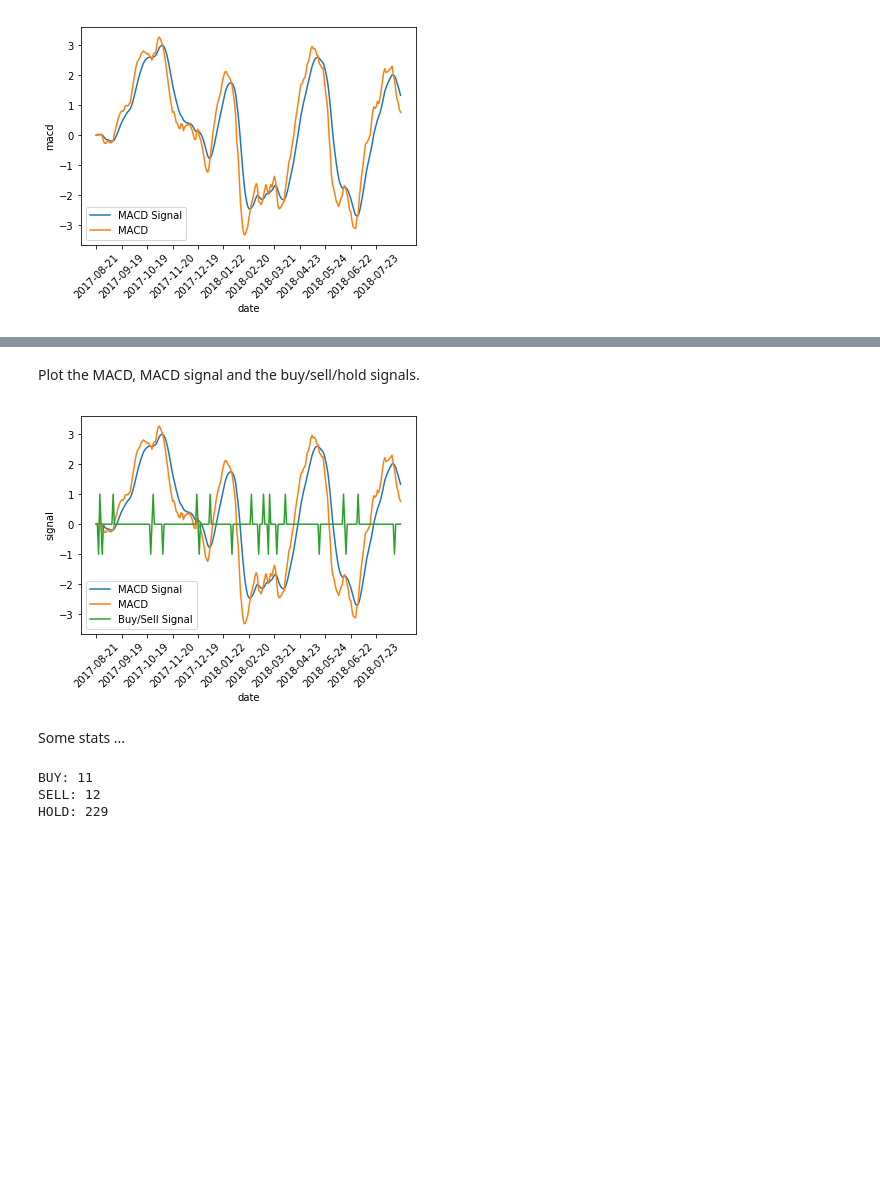
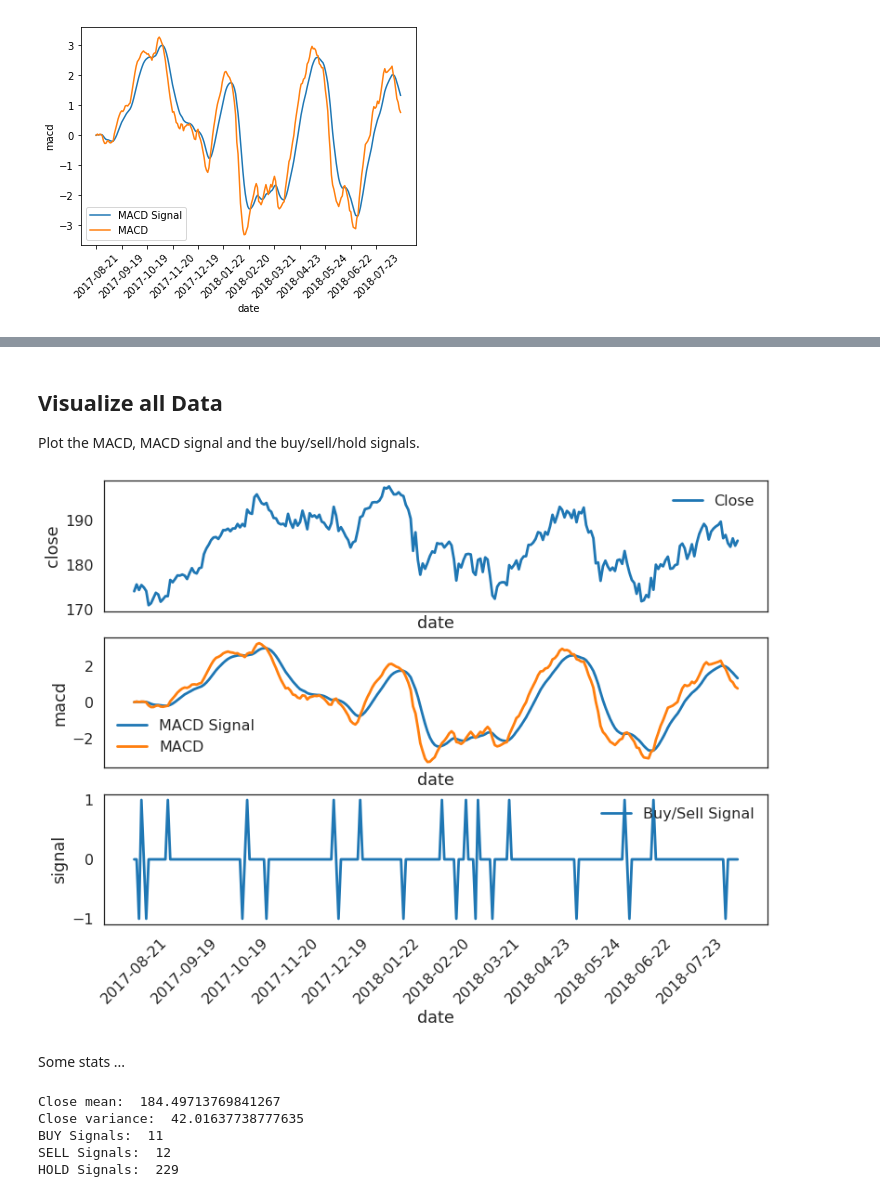
Before and after one commit to cdeck3r/LoSTanSiBLE, a Jupyter notebook: LoSTanSiBLE/notebooks/MACD_BuySell.ipynb, the cells around one changed output, grey strips where cells are left out. Saved outputs shown, nothing was run; the diff lists cells and outputs as text; code cells hidden in the pictures; blank space fills up the shorter version.

Commit message:
Some improvements in notebook
* improved plots in jupyter
* error handling when loading a non-installed module
* computed BUY/SELL/HOLD Signals are immediately added to stock dataframe.

```diff
--- a/LoSTanSiBLE/notebooks/MACD_BuySell.ipynb
+++ b/LoSTanSiBLE/notebooks/MACD_BuySell.ipynb
@@ -180,9 +177,0 @@ Create dataframe from buy/sell/hold results.
-# %%
-signal_arr = np.asarray(signal)
-signal_arr = signal_arr[0:len(signal_arr)]
-#d = {'macd': macd.values, 'macds': macds.values, 'signal': signal_arr}
-d = {'signal': signal_arr, 'signal_str': signal_arr}
-df = pd.DataFrame(data=d, index=macd.index)
-df.reset_index(inplace=True)
-stock = stock.join(df['signal_str'])
-stock = stock.join(df['signal'])
@@ -189,28 +187,56 @@ stock = stock.join(df['signal'])
 # %% [markdown]
+## Visualize all Data
+
 Plot the MACD, MACD signal and the buy/sell/hold signals.
-# %%
-df.reset_index(inplace=True)
-sns.lineplot(data=stock, x='date', y='macds', label='MACD Signal')
-sns.lineplot(data=stock, x='date', y='macd', label='MACD')
-
-stock['signal'] = stock['signal'].replace('BUY', 1).replace('SELL', -1).replace('HOLD', 0).replace('No data', 0)
-sns.lineplot(data=stock, x='date', y='signal', label='Buy/Sell Signal')
-
-l=stock.date.count()/12
-plt.xticks(stock.date[0::int(l)], rotation=45)
-plt.show()
-# %% [output]
-[figure, removed]
+# %%
+# replace BUY/SELL/HOLD by 1/-1/0 for plotting
+stock['signal'] = stock['signal'].replace('BUY', 1).replace('SELL', -1).replace('HOLD', 0).replace('No data', 0)
+
+
+style.use('seaborn-poster')
+style.use('seaborn-white')
+# Create a figure instance, and the two subplots
+fig = plt.figure()
+ax1 = fig.add_subplot(311) # 3x1, fig.1
+ax2 = fig.add_subplot(312) # 3x1, fig.2
+ax3 = fig.add_subplot(313) # 3x1, fig.3
+
+# Stock data
+sns.lineplot(data=stock, x='date', y='close', label='Close', ax=ax1)
+# MACD, MACD Signal
+sns.lineplot(data=stock, x='date', y='macds', label='MACD Signal', ax=ax2)
+sns.lineplot(data=stock, x='date', y='macd', label='MACD', ax=ax2)
+# Buy/Sell Signal
+sns.lineplot(data=stock, x='date', y='signal', label='Buy/Sell Signal', ax=ax3)
+
+# remove ticks and labels
+ax1.tick_params(labelbottom=False, bottom=False)
+ax2.tick_params(labelbottom=False, bottom=False)
+
+# format ticks
+l=stock.date.count()/12
+plt.xticks(stock.date[0::int(l)], rotation=45)
+plt.show()
+# %% [output]
+[figure, added]
 # %% [markdown]
 Some stats ...
 # %%
+# compute stats
 BUY_cnt = stock[stock['signal']==1].shape[0]
 SELL_cnt = stock[stock['signal']==-1].shape[0]
 HOLD_cnt = stock[stock['signal']==0].shape[0]
-print("BUY: " + str(BUY_cnt))
-print("SELL: " + str(SELL_cnt))
-print("HOLD: " + str(HOLD_cnt))
+close_mean = stock['close'].mean()
+close_var = stock['close'].var()
+# print stats
+print("Close mean: ", close_mean)
+print("Close variance: ", close_var)
+print("BUY Signals: ", BUY_cnt)
+print("SELL Signals: ", SELL_cnt)
+print("HOLD Signals: ", HOLD_cnt)
 # %% [output]
-BUY: 11
-SELL: 12
-HOLD: 229
+Close mean:  184.49713769841267
+Close variance:  42.01637738777635
+BUY Signals:  11
+SELL Signals:  12
+HOLD Signals:  229
```
Also changed, not shown: parts of 6 cells of this notebook.
